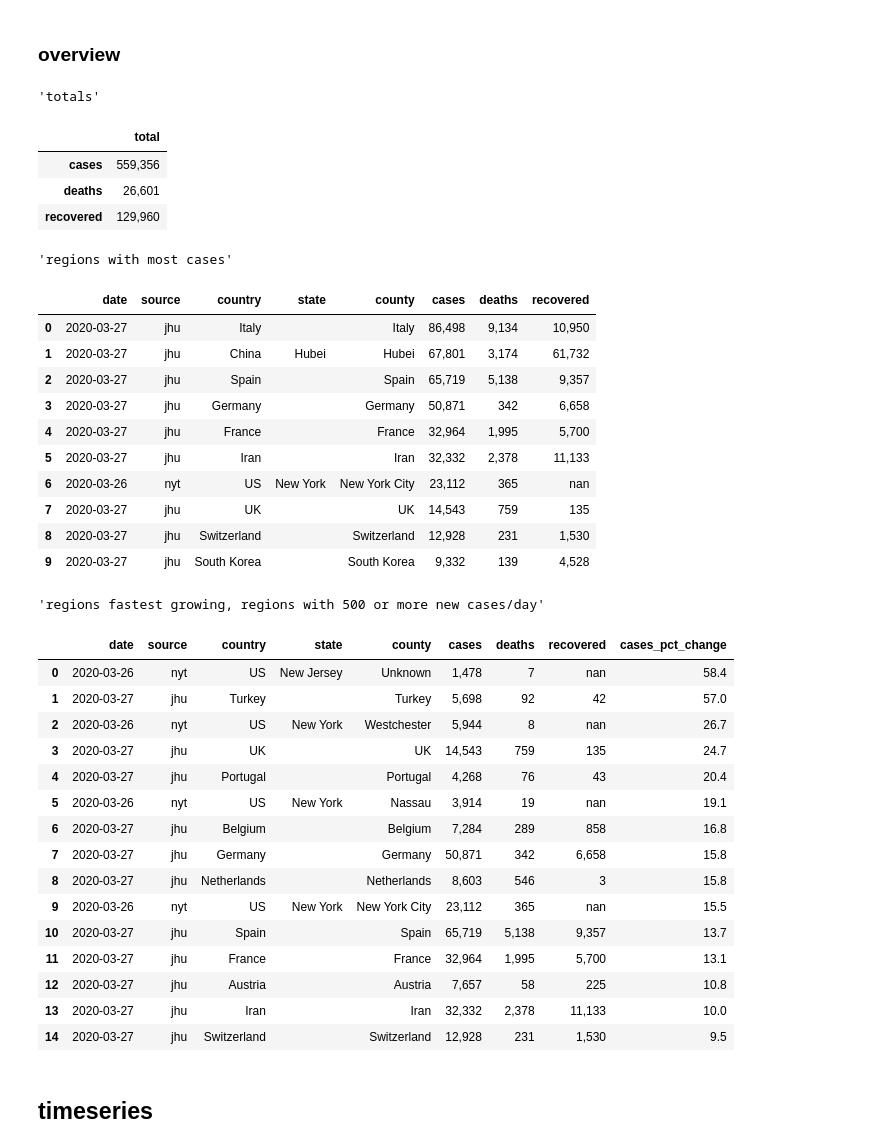
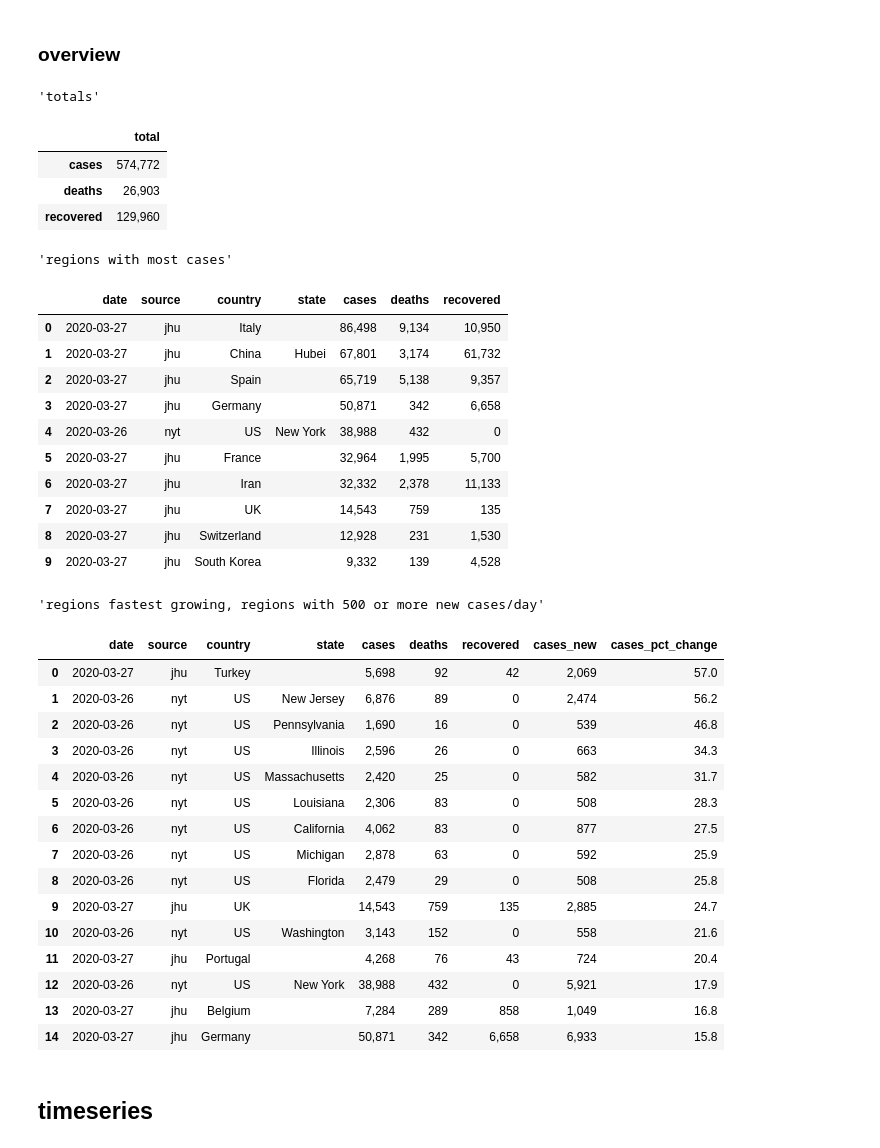
Before and after one commit to eferm/covid-19, a Jupyter notebook: notebooks/covid-19.ipynb, the cells around one changed output. Saved outputs shown, nothing was run; the diff lists cells and outputs as text; code cells hidden in the pictures.

```diff
--- a/notebooks/covid-19.ipynb
+++ b/notebooks/covid-19.ipynb
@@ -35,7 +35,7 @@ pandas 1.0.3
 # %% [markdown]
 ## data sources
 # %%
-kwargs = dict(refresh=False, verbose=False)
+kwargs = dict(force_refresh=False, verbose=False)
 CATALOG = {
     'jhu': JHU(**kwargs).clean,
     'ctp': CTP(**kwargs).clean,
@@ -276,7 +276,7 @@ display('preview', df.tail())
 ### overview
 # %%
 # filter to latest date and significant impact
-df = CATALOG['df.derived.county'].copy()
+df = CATALOG['df.derived.state'].copy()
 levels = levels_in_df(df)
 df = (
     df
@@ -292,70 +292,72 @@ def prettify(df):
         df[m] = df[m].map(lambda x: f"{x:,.0f}")
     for m in ['cfr', *[f'{m}_pct_change' for m in METRICS]]:
         df[m] = df[m].map(lambda x: f"{x:,.1f}")
-    mask = (df['country'] == df['state'])
-    df.loc[mask, 'state'] = ''
+    if 'state' in df.columns:
+        df.loc[df['country'] == df['state'], 'state'] = ''
+    if 'county' in df.columns:
+        df.loc[df['country'] == df['county'], 'county'] = ''
     return df.drop(['day'], axis=1)
 
 display(
     "totals",
     df[METRICS]
     .sum()
     .rename('total')
     .map(lambda x: f"{x:,.0f}")
     .to_frame()
 )
 
 idx = ['date', 'source', *levels, *METRICS]
 display(
     "regions with most cases",
     prettify(df.sort_values('cases', ascending=False))
     [idx]
     .reset_index(drop=True)
     .head(10)
 )
 display(
     "regions fastest growing, regions with 500 or more new cases/day",
     prettify(df.query('cases_new > 500')
                .sort_values('cases_pct_change', ascending=False))
-    [[*idx, 'cases_pct_change']]
+    [[*idx, 'cases_new', 'cases_pct_change']]
     .reset_index(drop=True)
     .head(15)
 )
 # %% [output]
 'totals'
 |  | total |
-| cases | 559,356 |
-| deaths | 26,601 |
+| cases | 574,772 |
+| deaths | 26,903 |
 | recovered | 129,960 |
 'regions with most cases'
-|  | date | source | country | state | county | cases | deaths | recovered |
-| 0 | 2020-03-27 | jhu | Italy |  | Italy | 86,498 | 9,134 | 10,950 |
-| 1 | 2020-03-27 | jhu | China | Hubei | Hubei | 67,801 | 3,174 | 61,732 |
-| 2 | 2020-03-27 | jhu | Spain |  | Spain | 65,719 | 5,138 | 9,357 |
-| 3 | 2020-03-27 | jhu | Germany |  | Germany | 50,871 | 342 | 6,658 |
-| 4 | 2020-03-27 | jhu | France |  | France | 32,964 | 1,995 | 5,700 |
-| 5 | 2020-03-27 | jhu | Iran |  | Iran | 32,332 | 2,378 | 11,133 |
-| 6 | 2020-03-26 | nyt | US | New York | New York City | 23,112 | 365 | nan |
-| 7 | 2020-03-27 | jhu | UK |  | UK | 14,543 | 759 | 135 |
-| 8 | 2020-03-27 | jhu | Switzerland |  | Switzerland | 12,928 | 231 | 1,530 |
-| 9 | 2020-03-27 | jhu | South Korea |  | South Korea | 9,332 | 139 | 4,528 |
+|  | date | source | country | state | cases | deaths | recovered |
+| 0 | 2020-03-27 | jhu | Italy |  | 86,498 | 9,134 | 10,950 |
+| 1 | 2020-03-27 | jhu | China | Hubei | 67,801 | 3,174 | 61,732 |
+| 2 | 2020-03-27 | jhu | Spain |  | 65,719 | 5,138 | 9,357 |
+| 3 | 2020-03-27 | jhu | Germany |  | 50,871 | 342 | 6,658 |
+| 4 | 2020-03-26 | nyt | US | New York | 38,988 | 432 | 0 |
+| 5 | 2020-03-27 | jhu | France |  | 32,964 | 1,995 | 5,700 |
+| 6 | 2020-03-27 | jhu | Iran |  | 32,332 | 2,378 | 11,133 |
+| 7 | 2020-03-27 | jhu | UK |  | 14,543 | 759 | 135 |
+| 8 | 2020-03-27 | jhu | Switzerland |  | 12,928 | 231 | 1,530 |
+| 9 | 2020-03-27 | jhu | South Korea |  | 9,332 | 139 | 4,528 |
 'regions fastest growing, regions with 500 or more new cases/day'
-|  | date | source | country | state | county | cases | deaths | recovered | cases_pct_change |
-| 0 | 2020-03-26 | nyt | US | New Jersey | Unknown | 1,478 | 7 | nan | 58.4 |
-| 1 | 2020-03-27 | jhu | Turkey |  | Turkey | 5,698 | 92 | 42 | 57.0 |
-| 2 | 2020-03-26 | nyt | US | New York | Westchester | 5,944 | 8 | nan | 26.7 |
-| 3 | 2020-03-27 | jhu | UK |  | UK | 14,543 | 759 | 135 | 24.7 |
-| 4 | 2020-03-27 | jhu | Portugal |  | Portugal | 4,268 | 76 | 43 | 20.4 |
-| 5 | 2020-03-26 | nyt | US | New York | Nassau | 3,914 | 19 | nan | 19.1 |
-| 6 | 2020-03-27 | jhu | Belgium |  | Belgium | 7,284 | 289 | 858 | 16.8 |
-| 7 | 2020-03-27 | jhu | Germany |  | Germany | 50,871 | 342 | 6,658 | 15.8 |
-| 8 | 2020-03-27 | jhu | Netherlands |  | Netherlands | 8,603 | 546 | 3 | 15.8 |
-| 9 | 2020-03-26 | nyt | US | New York | New York City | 23,112 | 365 | nan | 15.5 |
-| 10 | 2020-03-27 | jhu | Spain |  | Spain | 65,719 | 5,138 | 9,357 | 13.7 |
-| 11 | 2020-03-27 | jhu | France |  | France | 32,964 | 1,995 | 5,700 | 13.1 |
-| 12 | 2020-03-27 | jhu | Austria |  | Austria | 7,657 | 58 | 225 | 10.8 |
-| 13 | 2020-03-27 | jhu | Iran |  | Iran | 32,332 | 2,378 | 11,133 | 10.0 |
-| 14 | 2020-03-27 | jhu | Switzerland |  | Switzerland | 12,928 | 231 | 1,530 | 9.5 |
+|  | date | source | country | state | cases | deaths | recovered | cases_new | cases_pct_change |
+| 0 | 2020-03-27 | jhu | Turkey |  | 5,698 | 92 | 42 | 2,069 | 57.0 |
+| 1 | 2020-03-26 | nyt | US | New Jersey | 6,876 | 89 | 0 | 2,474 | 56.2 |
+| 2 | 2020-03-26 | nyt | US | Pennsylvania | 1,690 | 16 | 0 | 539 | 46.8 |
+| 3 | 2020-03-26 | nyt | US | Illinois | 2,596 | 26 | 0 | 663 | 34.3 |
+| 4 | 2020-03-26 | nyt | US | Massachusetts | 2,420 | 25 | 0 | 582 | 31.7 |
+| 5 | 2020-03-26 | nyt | US | Louisiana | 2,306 | 83 | 0 | 508 | 28.3 |
+| 6 | 2020-03-26 | nyt | US | California | 4,062 | 83 | 0 | 877 | 27.5 |
+| 7 | 2020-03-26 | nyt | US | Michigan | 2,878 | 63 | 0 | 592 | 25.9 |
+| 8 | 2020-03-26 | nyt | US | Florida | 2,479 | 29 | 0 | 508 | 25.8 |
+| 9 | 2020-03-27 | jhu | UK |  | 14,543 | 759 | 135 | 2,885 | 24.7 |
+| 10 | 2020-03-26 | nyt | US | Washington | 3,143 | 152 | 0 | 558 | 21.6 |
+| 11 | 2020-03-27 | jhu | Portugal |  | 4,268 | 76 | 43 | 724 | 20.4 |
+| 12 | 2020-03-26 | nyt | US | New York | 38,988 | 432 | 0 | 5,921 | 17.9 |
+| 13 | 2020-03-27 | jhu | Belgium |  | 7,284 | 289 | 858 | 1,049 | 16.8 |
+| 14 | 2020-03-27 | jhu | Germany |  | 50,871 | 342 | 6,658 | 6,933 | 15.8 |
 # %% [markdown]
 ## timeseries
 # %%
```
Also changed, not shown: parts of 2 cells of this notebook, 1 other file.
